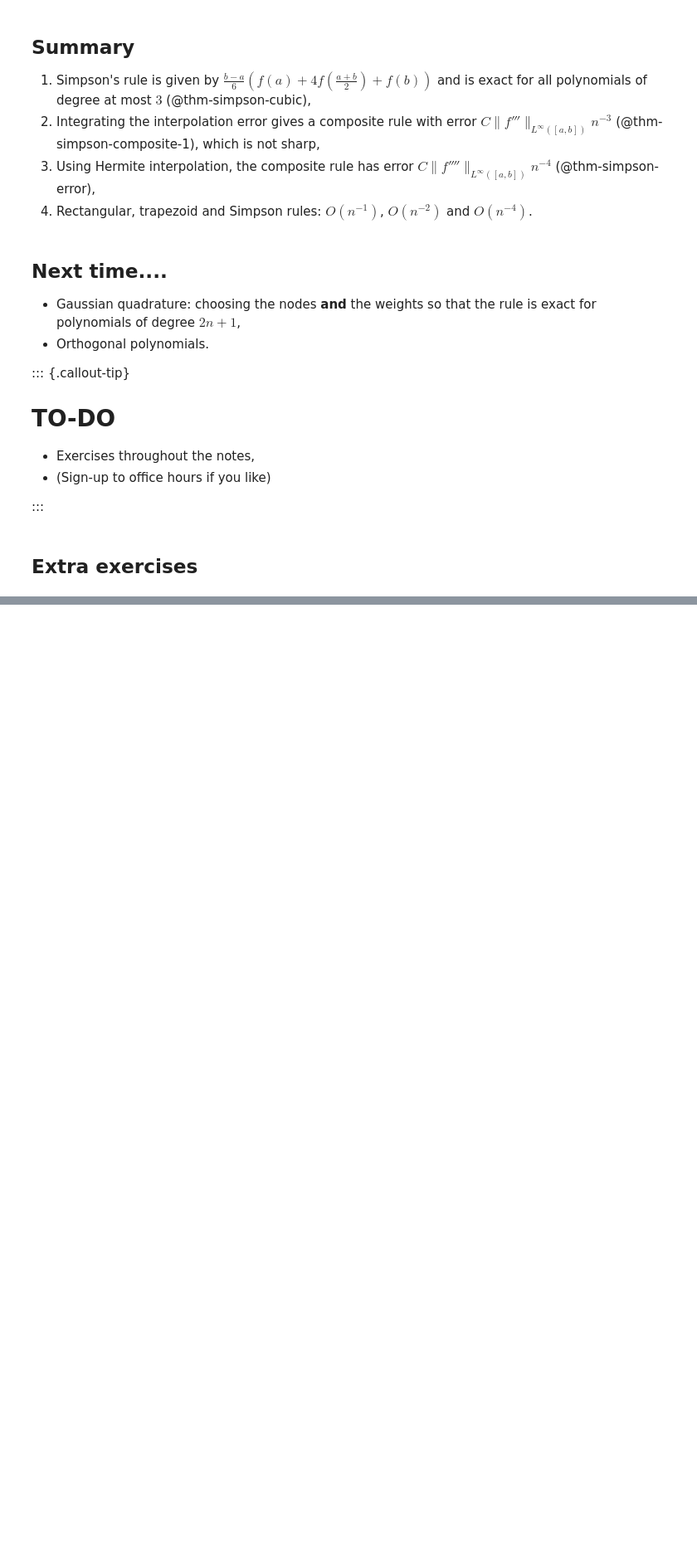
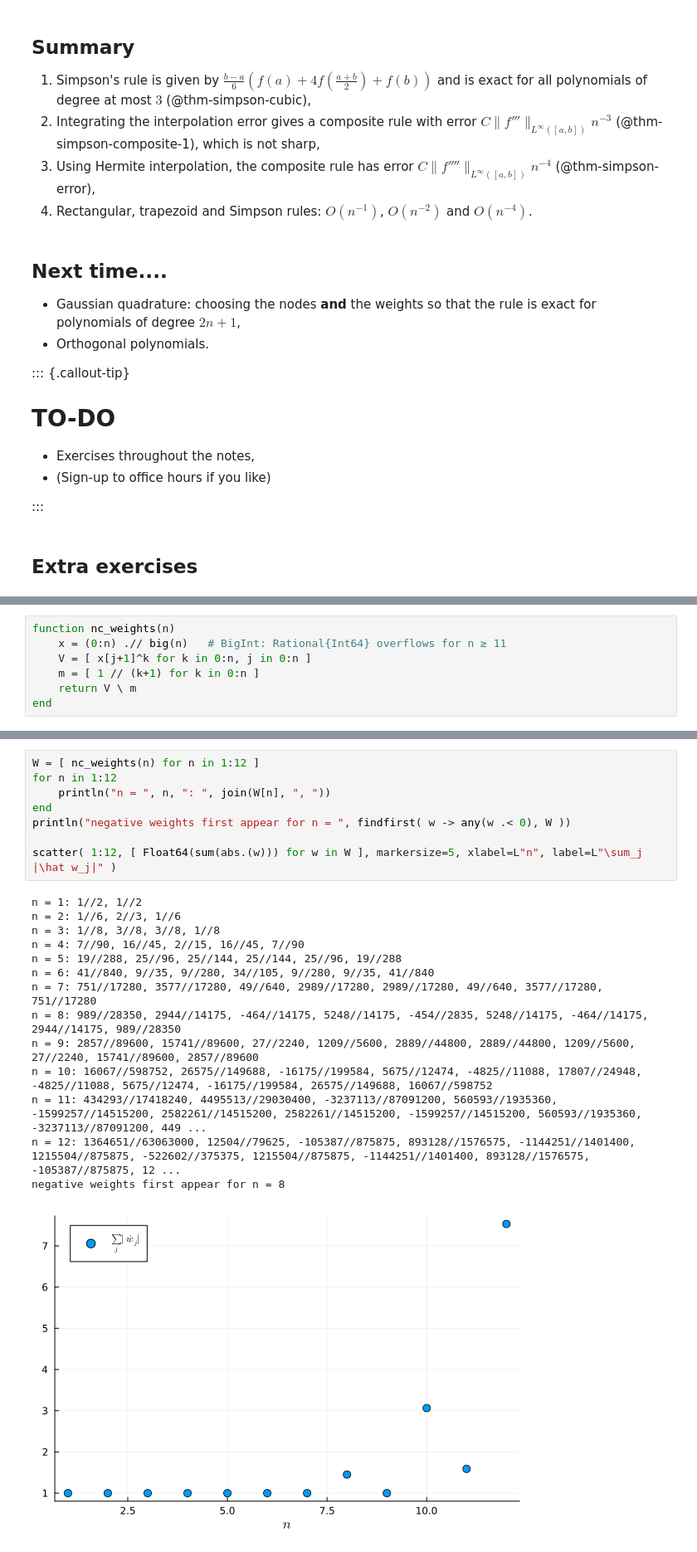
Before and after one commit to jackrthomas/Math5485, a Jupyter notebook: lectures/L11.ipynb, the cells around one changed output, grey strips where cells are left out. Shown at 83% size. Cells and saved outputs as stored; diff of their text form; blank space fills up the shorter version.

```diff
--- a/lectures/L11.ipynb
+++ b/lectures/L11.ipynb
@@ -555,0 +557,7 @@ $\hat w = \frac{1}{28350} (989, 5888, -928, 10496, -4540, 10496, -928, 5888, 989
+# %%
+function nc_weights(n)
+    x = (0:n) .// big(n)   # BigInt: Rational{Int64} overflows for n ≥ 11
+    V = [ x[j+1]^k for k in 0:n, j in 0:n ]
+    m = [ 1 // (k+1) for k in 0:n ]
+    return V \ m
+end
@@ -555,0 +569,23 @@ $\hat w = \frac{1}{28350} (989, 5888, -928, 10496, -4540, 10496, -928, 5888, 989
+# %%
+W = [ nc_weights(n) for n in 1:12 ]
+for n in 1:12
+    println("n = ", n, ": ", join(W[n], ", "))
+end
+println("negative weights first appear for n = ", findfirst( w -> any(w .< 0), W ))
+
+scatter( 1:12, [ Float64(sum(abs.(w))) for w in W ], markersize=5, xlabel=L"n", label=L"\sum_j |\hat w_j|" )
+# %% [output]
+n = 1: 1//2, 1//2
+n = 2: 1//6, 2//3, 1//6
+n = 3: 1//8, 3//8, 3//8, 1//8
+n = 4: 7//90, 16//45, 2//15, 16//45, 7//90
+n = 5: 19//288, 25//96, 25//144, 25//144, 25//96, 19//288
+n = 6: 41//840, 9//35, 9//280, 34//105, 9//280, 9//35, 41//840
+n = 7: 751//17280, 3577//17280, 49//640, 2989//17280, 2989//17280, 49//640, 3577//17280, 751//17280
+n = 8: 989//28350, 2944//14175, -464//14175, 5248//14175, -454//2835, 5248//14175, -464//14175, 2944//14175, 989//28350
+n = 9: 2857//89600, 15741//89600, 27//2240, 1209//5600, 2889//44800, 2889//44800, 1209//5600, 27//2240, 15741//89600, 2857//89600
+n = 10: 16067//598752, 26575//149688, -16175//199584, 5675//12474, -4825//11088, 17807//24948, -4825//11088, 5675//12474, -16175//199584, 26575//149688, 16067//598752
+n = 11: 434293//17418240, 4495513//29030400, -3237113//87091200, 560593//1935360, -1599257//14515200, 2582261//14515200, 2582261//14515200, -1599257//14515200, 560593//1935360, -3237113//87091200, 449 ...
+n = 12: 1364651//63063000, 12504//79625, -105387//875875, 893128//1576575, -1144251//1401400, 1215504//875875, -522602//375375, 1215504//875875, -1144251//1401400, 893128//1576575, -105387//875875, 12 ...
+negative weights first appear for n = 8
+[figure, added]
```
Also changed, not shown: parts of 9 cells of this notebook, 56 other files.
